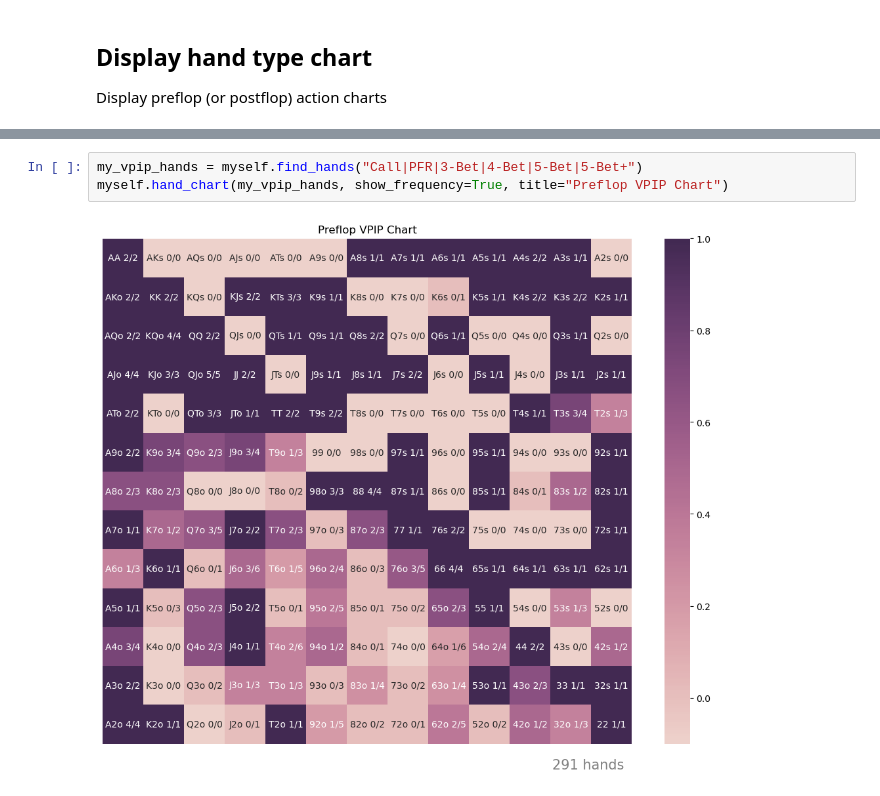
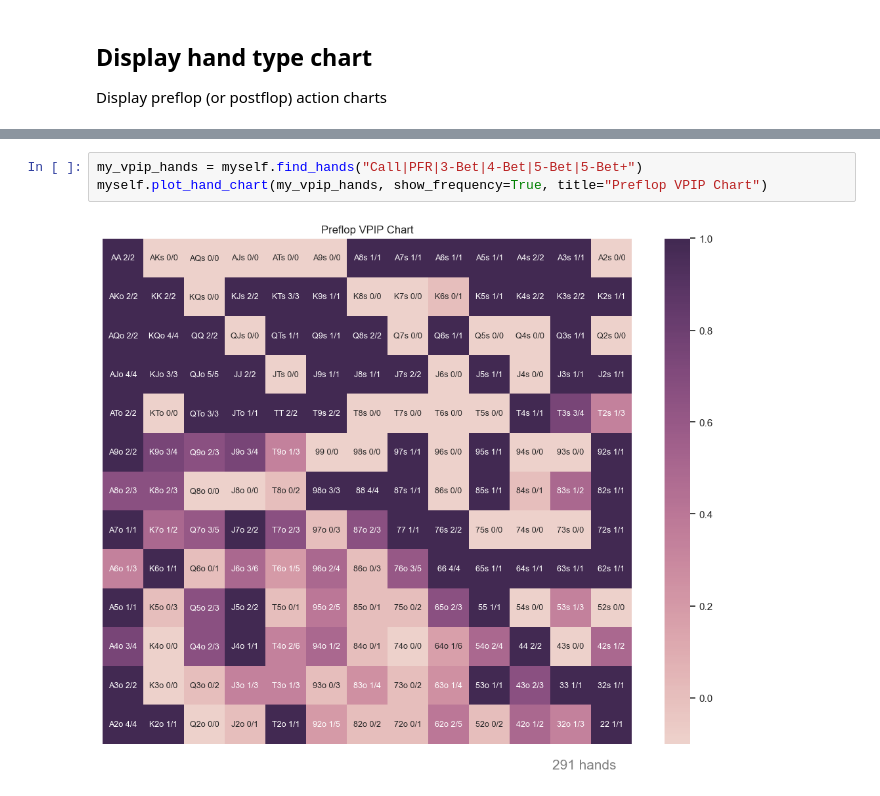
Before and after one commit to foster-chen/PNParser, a Jupyter notebook: main.ipynb, the cells around one changed output, grey strips where cells are left out. Drawn from its saved outputs; the diff is of its cells as text.

```diff
--- a/main.ipynb
+++ b/main.ipynb
@@ -172,5 +177,5 @@ myself.hand_chart(passive_call_PFR_hands, show_frequency=True, title="Preflop Ca
 # %%
 my_vpip_hands = myself.find_hands("Call|PFR|3-Bet|4-Bet|5-Bet|5-Bet+")
-myself.hand_chart(my_vpip_hands, show_frequency=True, title="Preflop VPIP Chart")
+myself.plot_hand_chart(my_vpip_hands, show_frequency=True, title="Preflop VPIP Chart")
 # %% [output]
-[figure, old version]
+[figure, new version]
```
Also changed, not shown: parts of 10 cells of this notebook, 6 other files.
